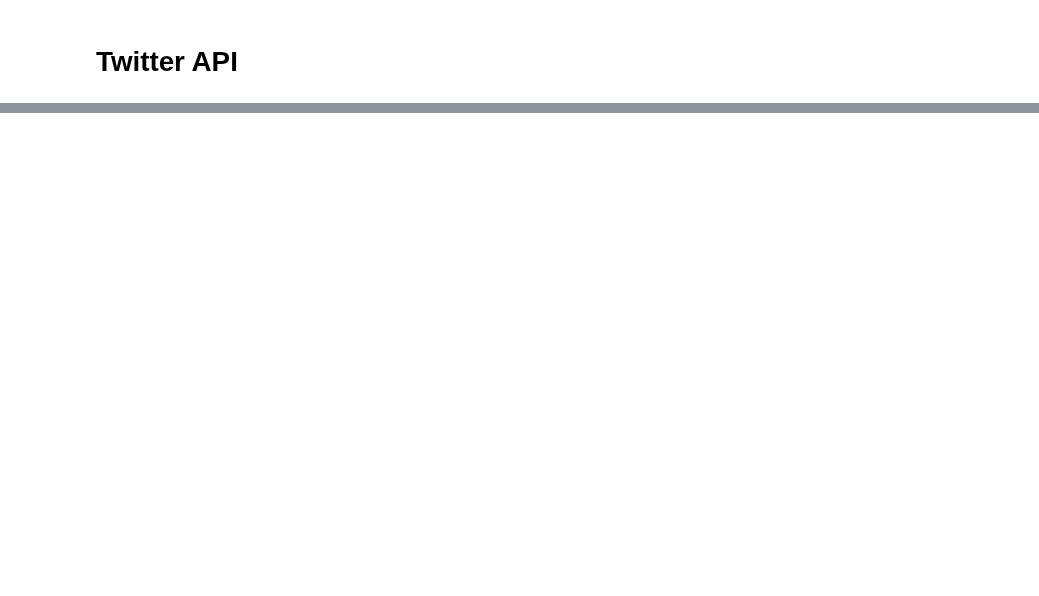
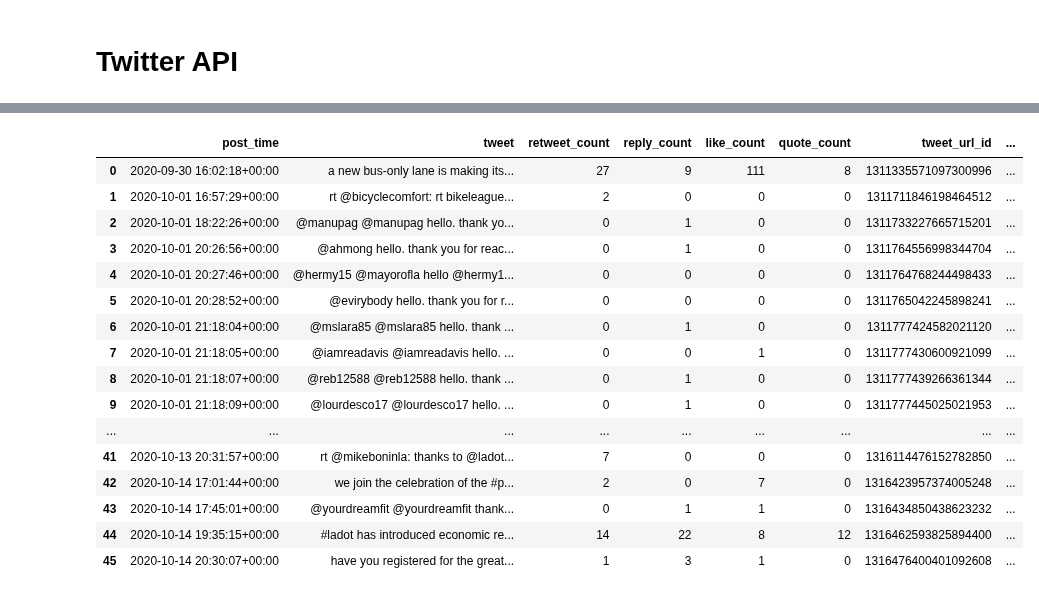
Before and after one commit to Promeos/LADOT-COVID19-enforcement, a Jupyter notebook: MVP-Tweets.ipynb, the cells around one changed output, grey strips where cells are left out. Saved outputs shown, nothing was run; the diff lists cells and outputs as text; code cells hidden in the pictures; blank space fills up the shorter version.

```diff
--- a/MVP-Tweets.ipynb
+++ b/MVP-Tweets.ipynb
@@ -15,10 +22,9 @@ Hootsuite: https://www.youtube.com/watch?v=Ztk6PXD1EjU
 # %%
-url = "https://api.twitter.com/2/users/61261275/tweets?user.fields=created_at,description,entities,id,location,name,pinned_tweet_id,profile_image_url,protected,public_metrics,url,username,verified,withheld&max_results=100&start_time=2020-09-30T00:00:00Z&end_time=2020-10-15T00:00:00Z&expansions=&tweet.fields=created_at,public_metrics,source,text"
+url = "https://api.twitter.com/2/users/61261275/tweets?user.fields=created_at,description,entities,id,location,name,pinned_tweet_id,profile_image_url,protected,public_metrics,url,username,verified&max_results=100&start_time=2020-09-30T00:00:00Z&end_time=2020-10-15T00:00:00Z&expansions=&tweet.fields=created_at,public_metrics,source,text"
 
 payload = {}
 headers = {"Authorization": "Bearer {}".format(env.bearer_token)}
 
-response = requests.request("GET", url, headers=headers, data = payload)
-
-print(response.text.encode('utf8'))
+response = requests.request("GET", url, headers=headers)
+response.status_code
 # %% [output]
@@ -81,0 +63,20 @@ main()
+# %%
+data
+# %% [output]
+|  | post_time | tweet | retweet_count | reply_count | like_count | quote_count | tweet_url_id | ... |
+| 0 | 2020-09-30 16:02:18+00:00 | a new bus-only lane is making its... | 27 | 9 | 111 | 8 | 1311335571097300996 | ... |
+| 1 | 2020-10-01 16:57:29+00:00 | rt @bicyclecomfort: rt bikeleague... | 2 | 0 | 0 | 0 | 1311711846198464512 | ... |
+| 2 | 2020-10-01 18:22:26+00:00 | @manupag @manupag hello. thank yo... | 0 | 1 | 0 | 0 | 1311733227665715201 | ... |
+| 3 | 2020-10-01 20:26:56+00:00 | @ahmong hello. thank you for reac... | 0 | 1 | 0 | 0 | 1311764556998344704 | ... |
+| 4 | 2020-10-01 20:27:46+00:00 | @hermy15 @mayorofla hello @hermy1... | 0 | 0 | 0 | 0 | 1311764768244498433 | ... |
+| 5 | 2020-10-01 20:28:52+00:00 | @evirybody hello. thank you for r... | 0 | 0 | 0 | 0 | 1311765042245898241 | ... |
+| 6 | 2020-10-01 21:18:04+00:00 | @mslara85 @mslara85 hello. thank ... | 0 | 1 | 0 | 0 | 1311777424582021120 | ... |
+| 7 | 2020-10-01 21:18:05+00:00 | @iamreadavis @iamreadavis hello. ... | 0 | 0 | 1 | 0 | 1311777430600921099 | ... |
+| 8 | 2020-10-01 21:18:07+00:00 | @reb12588 @reb12588 hello. thank ... | 0 | 1 | 0 | 0 | 1311777439266361344 | ... |
+| 9 | 2020-10-01 21:18:09+00:00 | @lourdesco17 @lourdesco17 hello. ... | 0 | 1 | 0 | 0 | 1311777445025021953 | ... |
+| ... | ... | ... | ... | ... | ... | ... | ... | ... |
+| 41 | 2020-10-13 20:31:57+00:00 | rt @mikeboninla: thanks to @ladot... | 7 | 0 | 0 | 0 | 1316114476152782850 | ... |
+| 42 | 2020-10-14 17:01:44+00:00 | we join the celebration of the #p... | 2 | 0 | 7 | 0 | 1316423957374005248 | ... |
+| 43 | 2020-10-14 17:45:01+00:00 | @yourdreamfit @yourdreamfit thank... | 0 | 1 | 1 | 0 | 1316434850438623232 | ... |
+| 44 | 2020-10-14 19:35:15+00:00 | #ladot has introduced economic re... | 14 | 22 | 8 | 12 | 1316462593825894400 | ... |
+| 45 | 2020-10-14 20:30:07+00:00 | have you registered for the great... | 1 | 3 | 1 | 0 | 1316476400401092608 | ... |
```
Also changed, not shown: parts of 15 cells of this notebook, 1 other file.
